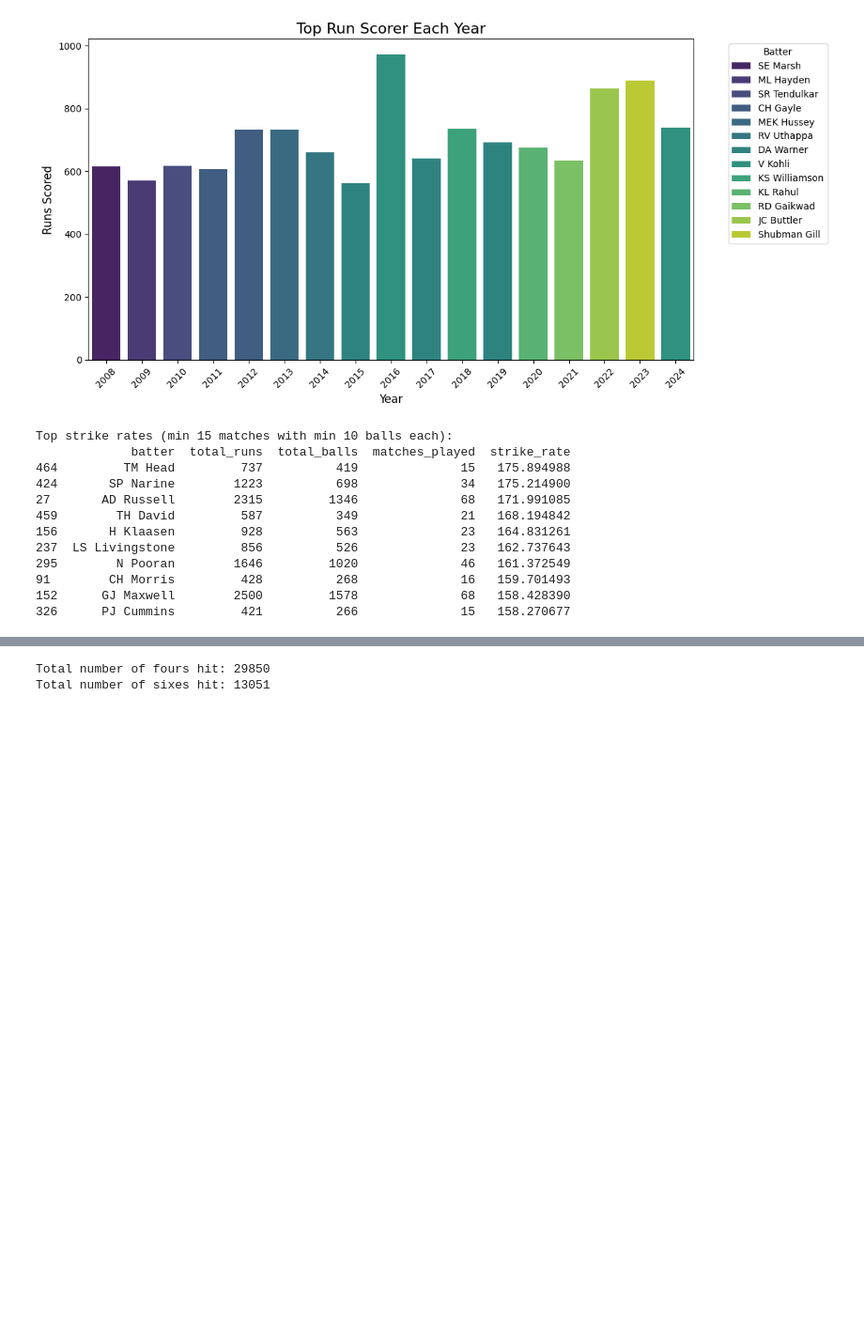
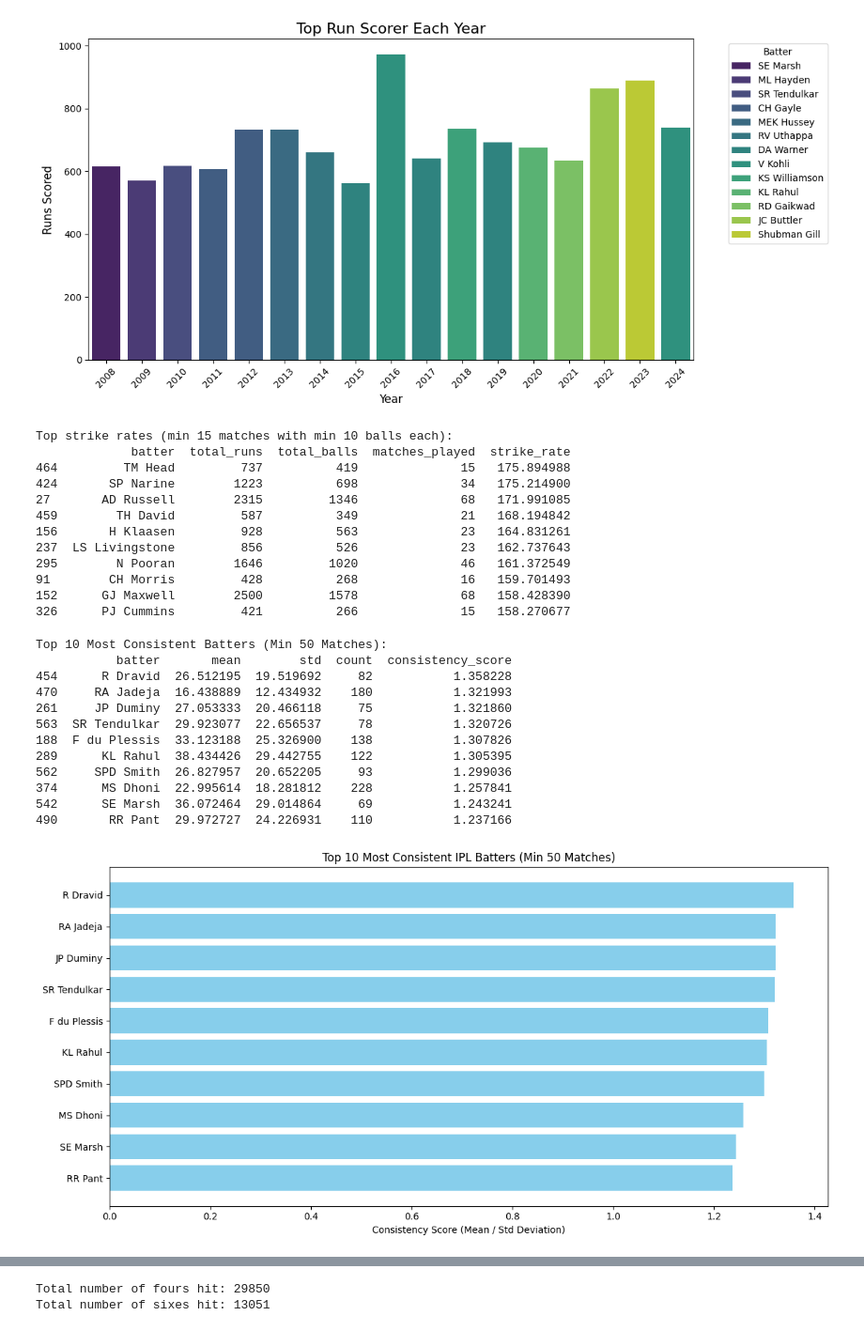
Before and after one commit to Parth-0804/DS_PROJEKT_AIM, a Jupyter notebook: 01_data/GR04_ipynb_Hiregoudar1_Ravaliya2_GoblipurBhanuprakashNag3.ipynb, the cells around one changed output, grey strips where cells are left out. Shown at 94% size. Drawn from its saved outputs; the diff is of its cells as text; code cells hidden in the pictures; blank space fills up the shorter version.

```diff
--- a/01_data/GR04_ipynb_Hiregoudar1_Ravaliya2_GoblipurBhanuprakashNag3.ipynb
+++ b/01_data/GR04_ipynb_Hiregoudar1_Ravaliya2_GoblipurBhanuprakashNag3.ipynb
@@ -321,3 +323,44 @@ Top strike rates (min 15 matches with min 10 balls each):
 91        CH Morris         428          268              16   159.701493
 152      GJ Maxwell        2500         1578              68   158.428390
 326      PJ Cummins         421          266              15   158.270677
+# %%
+# Most consistent IPL batters with at least 50 matches played
+
+# Group match-wise total score per batter
+batter_scores = deliveries.groupby(['batter', 'match_id'])['batsman_runs'].sum().reset_index()
+
+# Aggregate stats per batter
+batter_summary = batter_scores.groupby('batter')['batsman_runs'].agg(['mean', 'std', 'count']).reset_index()
+
+# Filter: players with at least 50 innings
+batter_summary_50 = batter_summary[batter_summary['count'] >= 50]
+
+# Sort: highest consistency score (mean / std)
+batter_summary_50['consistency_score'] = batter_summary_50['mean'] / batter_summary_50['std']
+most_consistent_50 = batter_summary_50.sort_values('consistency_score', ascending=False).head(10)
+
+print("Top 10 Most Consistent Batters (Min 50 Matches):")
+print(most_consistent_50[['batter', 'mean', 'std', 'count', 'consistency_score']])
+
+# Plot bar chart
+plt.figure(figsize=(12, 6))
+plt.barh(most_consistent_50['batter'], most_consistent_50['consistency_score'], color='skyblue')
+plt.xlabel('Consistency Score (Mean / Std Deviation)')
+plt.title('Top 10 Most Consistent IPL Batters (Min 50 Matches)')
+plt.gca().invert_yaxis()
+plt.tight_layout()
+plt.show()
+# %% [output]
+Top 10 Most Consistent Batters (Min 50 Matches):
+           batter       mean        std  count  consistency_score
+454      R Dravid  26.512195  19.519692     82           1.358228
+470     RA Jadeja  16.438889  12.434932    180           1.321993
+261     JP Duminy  27.053333  20.466118     75           1.321860
+563  SR Tendulkar  29.923077  22.656537     78           1.320726
+188  F du Plessis  33.123188  25.326900    138           1.307826
+289      KL Rahul  38.434426  29.442755    122           1.305395
+562     SPD Smith  26.827957  20.652205     93           1.299036
+374      MS Dhoni  22.995614  18.281812    228           1.257841
+542      SE Marsh  36.072464  29.014864     69           1.243241
+490       RR Pant  29.972727  24.226931    110           1.237166
+[figure, added]
```
Also changed, not shown: parts of 10 cells of this notebook.
